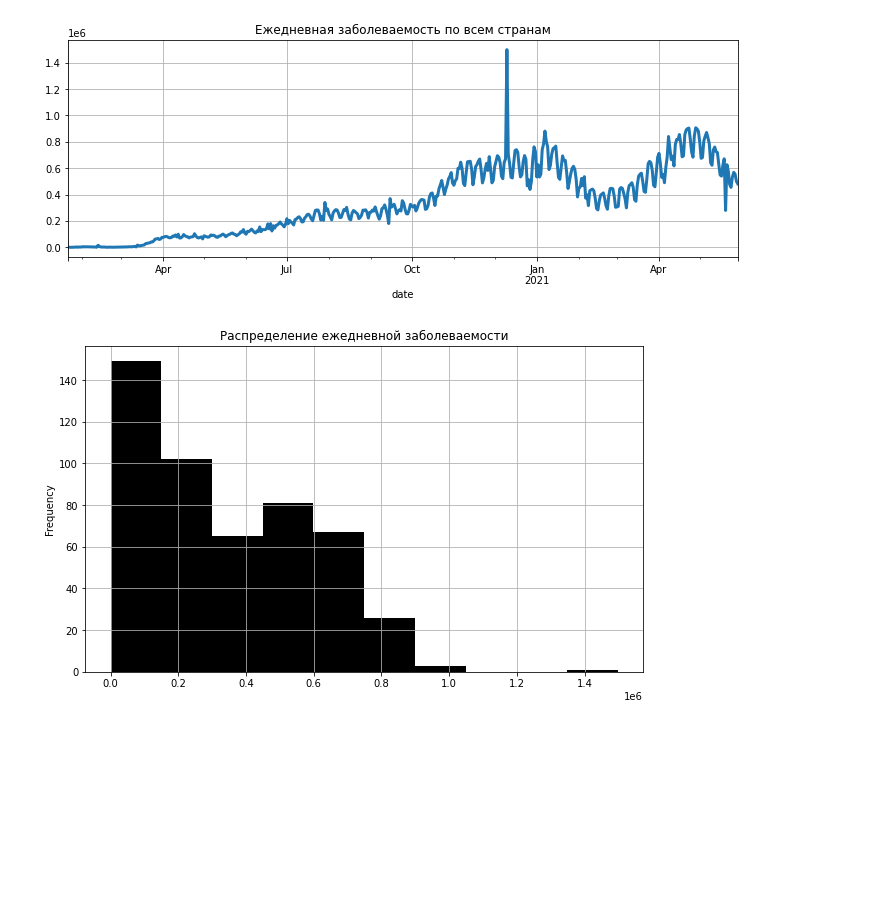
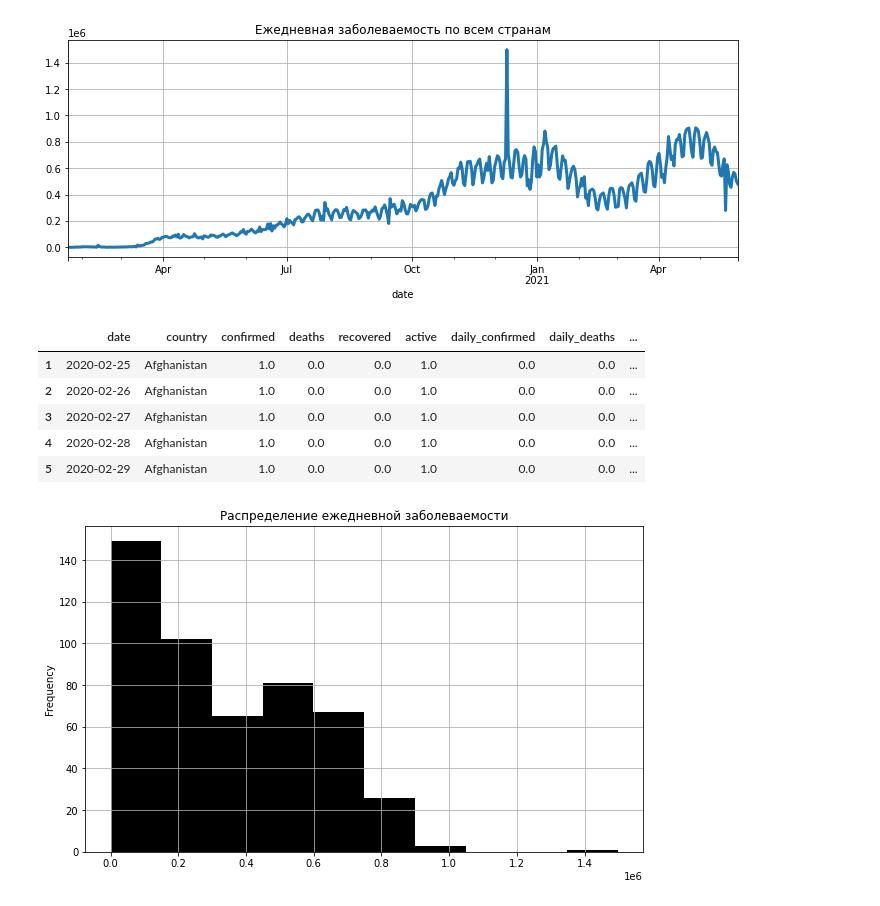
Before and after one commit to Mike-Kulikov/data_science_projects, a Jupyter notebook: Working_Files/Pandas_Visualisation.ipynb, the cells around one changed output. Drawn from its saved outputs; the diff is of its cells as text; code cells hidden in the pictures; blank space fills up the shorter version.

```diff
--- a/Working_Files/Pandas_Visualisation.ipynb
+++ b/Working_Files/Pandas_Visualisation.ipynb
@@ -99,3 +99,39 @@ grouped_cases.plot(
 );
 # %% [output]
 [figure]
+# %%
+mask = covid_df[covid_df['daily_confirmed'] < 800000]
+grouped_cases = mask.groupby('date', as_index=False)['daily_confirmed'].sum()
+
+barchart = px.bar(
+    data_frame=grouped_cases,
+    x="date",
+    y="daily_confirmed",
+    color="daily_confirmed",
+    opacity=0.9,
+    orientation="v",
+    barmode='relative',              # in 'overlay' mode, bars are top of one another.
+                                  # in 'group' mode, bars are placed beside each other.
+                                  # in 'relative' mode, bars are stacked above (+) or below (-) zero.
+
+    color_continuous_scale=px.colors.diverging.Portland,       # set marker colors. When color colum is numeric data
+    # color_continuous_midpoint=100,                           # set desired midpoint. When colors=diverging
+    range_color=[1,880000],                                   # set your own continuous color scale
+
+    labels={"daily_confirmed":"Зарегистрировано случаев", "date":"Дата"},
+    title='Число новых случаев заражения',
+    width=1400,
+    height=720,
+    template='none'
+)
+
+barchart.show()
+# %%
+display(mask.head())
+# %% [output]
+|  | date | country | confirmed | deaths | recovered | active | daily_confirmed | daily_deaths | ... |
+| 1 | 2020-02-25 | Afghanistan | 1.0 | 0.0 | 0.0 | 1.0 | 0.0 | 0.0 | ... |
+| 2 | 2020-02-26 | Afghanistan | 1.0 | 0.0 | 0.0 | 1.0 | 0.0 | 0.0 | ... |
+| 3 | 2020-02-27 | Afghanistan | 1.0 | 0.0 | 0.0 | 1.0 | 0.0 | 0.0 | ... |
+| 4 | 2020-02-28 | Afghanistan | 1.0 | 0.0 | 0.0 | 1.0 | 0.0 | 0.0 | ... |
+| 5 | 2020-02-29 | Afghanistan | 1.0 | 0.0 | 0.0 | 1.0 | 0.0 | 0.0 | ... |
```
Also changed, not shown: parts of 8 cells of this notebook, 6 other files.
